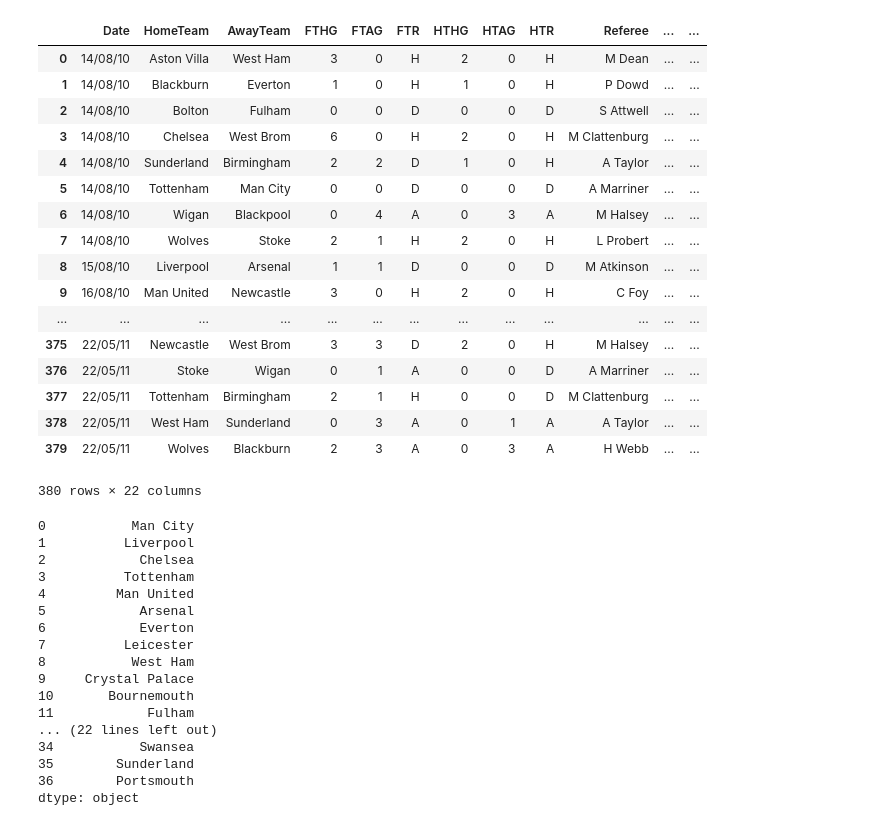
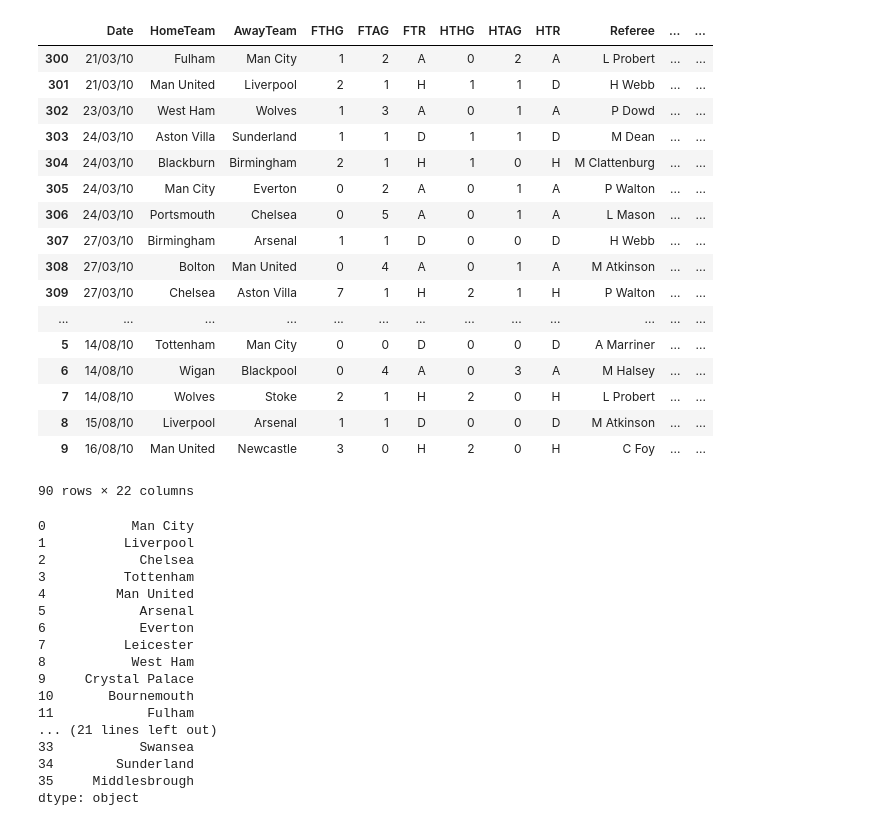
Before and after one commit to luarkian/machine-learning, a Jupyter notebook: archive/protype.ipynb, the cells around one changed output. Saved outputs shown, nothing was run; the diff lists cells and outputs as text; code cells hidden in the pictures.

```diff
--- a/archive/protype.ipynb
+++ b/archive/protype.ipynb
@@ -12,30 +12,30 @@ t_1516 = pd.read_csv('season-1516.csv')
 t_1617 = pd.read_csv('season-1617.csv')
 t_1718 = pd.read_csv('season-1718.csv')
 t_1819 = pd.read_csv('season-1819.csv')
-t_1011
-# %% [output]
-|  | Date | HomeTeam | AwayTeam | FTHG | FTAG | FTR | HTHG | HTAG | HTR | Referee | ... | ... |
-| 0 | 14/08/10 | Aston Villa | West Ham | 3 | 0 | H | 2 | 0 | H | M Dean | ... | ... |
-| 1 | 14/08/10 | Blackburn | Everton | 1 | 0 | H | 1 | 0 | H | P Dowd | ... | ... |
-| 2 | 14/08/10 | Bolton | Fulham | 0 | 0 | D | 0 | 0 | D | S Attwell | ... | ... |
-| 3 | 14/08/10 | Chelsea | West Brom | 6 | 0 | H | 2 | 0 | H | M Clattenburg | ... | ... |
-| 4 | 14/08/10 | Sunderland | Birmingham | 2 | 2 | D | 1 | 0 | H | A Taylor | ... | ... |
-| 5 | 14/08/10 | Tottenham | Man City | 0 | 0 | D | 0 | 0 | D | A Marriner | ... | ... |
-| 6 | 14/08/10 | Wigan | Blackpool | 0 | 4 | A | 0 | 3 | A | M Halsey | ... | ... |
-| 7 | 14/08/10 | Wolves | Stoke | 2 | 1 | H | 2 | 0 | H | L Probert | ... | ... |
-| 8 | 15/08/10 | Liverpool | Arsenal | 1 | 1 | D | 0 | 0 | D | M Atkinson | ... | ... |
-| 9 | 16/08/10 | Man United | Newcastle | 3 | 0 | H | 2 | 0 | H | C Foy | ... | ... |
-| ... | ... | ... | ... | ... | ... | ... | ... | ... | ... | ... | ... | ... |
-| 375 | 22/05/11 | Newcastle | West Brom | 3 | 3 | D | 2 | 0 | H | M Halsey | ... | ... |
-| 376 | 22/05/11 | Stoke | Wigan | 0 | 1 | A | 0 | 0 | D | A Marriner | ... | ... |
-| 377 | 22/05/11 | Tottenham | Birmingham | 2 | 1 | H | 0 | 0 | D | M Clattenburg | ... | ... |
-| 378 | 22/05/11 | West Ham | Sunderland | 0 | 3 | A | 0 | 1 | A | A Taylor | ... | ... |
-| 379 | 22/05/11 | Wolves | Blackburn | 2 | 3 | A | 0 | 3 | A | H Webb | ... | ... |
-380 rows × 22 columns
 # %%
-#all_t = pd.concat([t_0910,t_1011,t_1112,t_1213,t_1314,t_1415,t_1516,t_1617])
+all_t = pd.concat([t_0910,t_1011,t_1112,t_1213,t_1314,t_1415,t_1516,t_1617])
+all_t[300:390]
+# %% [output]
+|  | Date | HomeTeam | AwayTeam | FTHG | FTAG | FTR | HTHG | HTAG | HTR | Referee | ... | ... |
+| 300 | 21/03/10 | Fulham | Man City | 1 | 2 | A | 0 | 2 | A | L Probert | ... | ... |
+| 301 | 21/03/10 | Man United | Liverpool | 2 | 1 | H | 1 | 1 | D | H Webb | ... | ... |
+| 302 | 23/03/10 | West Ham | Wolves | 1 | 3 | A | 0 | 1 | A | P Dowd | ... | ... |
+| 303 | 24/03/10 | Aston Villa | Sunderland | 1 | 1 | D | 1 | 1 | D | M Dean | ... | ... |
+| 304 | 24/03/10 | Blackburn | Birmingham | 2 | 1 | H | 1 | 0 | H | M Clattenburg | ... | ... |
+| 305 | 24/03/10 | Man City | Everton | 0 | 2 | A | 0 | 1 | A | P Walton | ... | ... |
+| 306 | 24/03/10 | Portsmouth | Chelsea | 0 | 5 | A | 0 | 1 | A | L Mason | ... | ... |
+| 307 | 27/03/10 | Birmingham | Arsenal | 1 | 1 | D | 0 | 0 | D | H Webb | ... | ... |
+| 308 | 27/03/10 | Bolton | Man United | 0 | 4 | A | 0 | 1 | A | M Atkinson | ... | ... |
+| 309 | 27/03/10 | Chelsea | Aston Villa | 7 | 1 | H | 2 | 1 | H | P Walton | ... | ... |
+| ... | ... | ... | ... | ... | ... | ... | ... | ... | ... | ... | ... | ... |
+| 5 | 14/08/10 | Tottenham | Man City | 0 | 0 | D | 0 | 0 | D | A Marriner | ... | ... |
+| 6 | 14/08/10 | Wigan | Blackpool | 0 | 4 | A | 0 | 3 | A | M Halsey | ... | ... |
+| 7 | 14/08/10 | Wolves | Stoke | 2 | 1 | H | 2 | 0 | H | L Probert | ... | ... |
+| 8 | 15/08/10 | Liverpool | Arsenal | 1 | 1 | D | 0 | 0 | D | M Atkinson | ... | ... |
+| 9 | 16/08/10 | Man United | Newcastle | 3 | 0 | H | 2 | 0 | H | C Foy | ... | ... |
+90 rows × 22 columns
 # %%
-times = pd.Series(["Man City","Liverpool","Chelsea","Tottenham" ,"Man United","Arsenal","Everton","Leicester","West Ham","Crystal Palace","Bournemouth","Fulham","Wolves","Southampton","Newcastle","Watford","Brighton","Burnley","Huddersfield","Cardiff","Norwich","QPR","Huddersfield","Wigan","Birmingham","Blackburn","Reading","Bolton","Portsmouth","Blackpool","Aston Villa","Hull","West Brom","Stoke","Swansea","Sunderland","Portsmouth"])
+times = pd.Series(["Man City","Liverpool","Chelsea","Tottenham" ,"Man United","Arsenal","Everton","Leicester","West Ham","Crystal Palace","Bournemouth","Fulham","Wolves","Southampton","Newcastle","Watford","Brighton","Burnley","Cardiff","Norwich","QPR","Huddersfield","Wigan","Birmingham","Blackburn","Reading","Bolton","Portsmouth","Blackpool","Aston Villa","Hull","West Brom","Stoke","Swansea","Sunderland","Middlesbrough"])
 times
 # %% [output]
 0           Man City
@@ -50,8 +50,8 @@ times
 9     Crystal Palace
 10       Bournemouth
 11            Fulham
-... (22 lines left out)
-34           Swansea
-35        Sunderland
-36        Portsmouth
+... (21 lines left out)
+33           Swansea
+34        Sunderland
+35     Middlesbrough
 dtype: object
```
